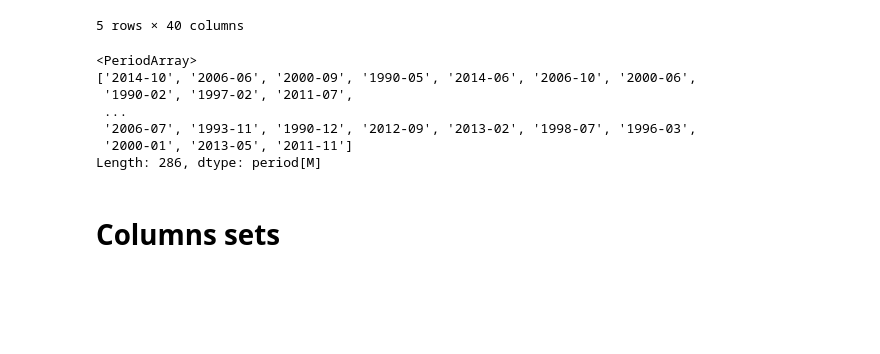
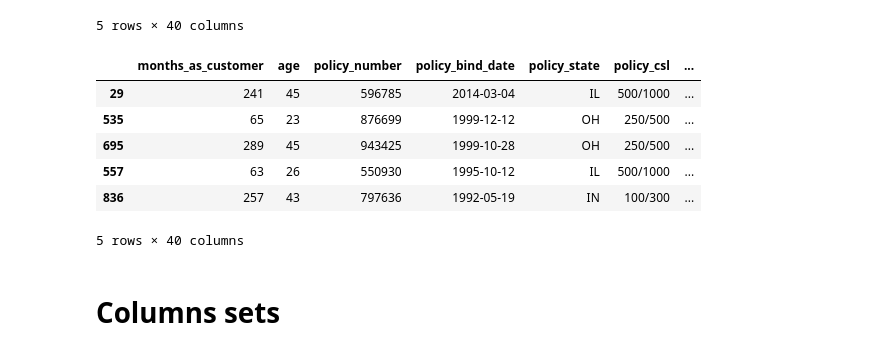
Before and after one commit to nelsoncardenas/sklearn-dataframes-practice, a Jupyter notebook: column_transformer_TP_talk/client_code.ipynb, the cells around one changed output. Drawn from its saved outputs; the diff is of its cells as text; code cells hidden in the pictures; blank space fills up the shorter version.

```diff
--- a/column_transformer_TP_talk/client_code.ipynb
+++ b/column_transformer_TP_talk/client_code.ipynb
@@ -26,16 +28,20 @@ car_insurance_df.head()
 | 3 | 256 | 41 | 227811 | 1990-05-25 | IL | 250/500 | ... |
 | 4 | 228 | 44 | 367455 | 2014-06-06 | IL | 500/1000 | ... |
 5 rows × 40 columns
-# %%
-pd.to_datetime(car_insurance_df["policy_bind_date"]).dt.to_period("M").unique()
-# %% [output]
-<PeriodArray>
-['2014-10', '2006-06', '2000-09', '1990-05', '2014-06', '2006-10', '2000-06',
- '1990-02', '1997-02', '2011-07',
- ...
- '2006-07', '1993-11', '1990-12', '2012-09', '2013-02', '1998-07', '1996-03',
- '2000-01', '2013-05', '2011-11']
-Length: 286, dtype: period[M]
+# %%
+train_df, test_df = train_test_split(
+    car_insurance_df, test_size=0.2, random_state=42, shuffle=True
+)
+# %%
+train_df.head()
+# %% [output]
+|  | months_as_customer | age | policy_number | policy_bind_date | policy_state | policy_csl | ... |
+| 29 | 241 | 45 | 596785 | 2014-03-04 | IL | 500/1000 | ... |
+| 535 | 65 | 23 | 876699 | 1999-12-12 | OH | 250/500 | ... |
+| 695 | 289 | 45 | 943425 | 1999-10-28 | OH | 250/500 | ... |
+| 557 | 63 | 26 | 550930 | 1995-10-12 | IL | 500/1000 | ... |
+| 836 | 257 | 43 | 797636 | 1992-05-19 | IN | 100/300 | ... |
+5 rows × 40 columns
 # %% [markdown]
 # Columns sets
 # %%
```
Also changed, not shown: parts of 33 cells of this notebook, 1 other file.
